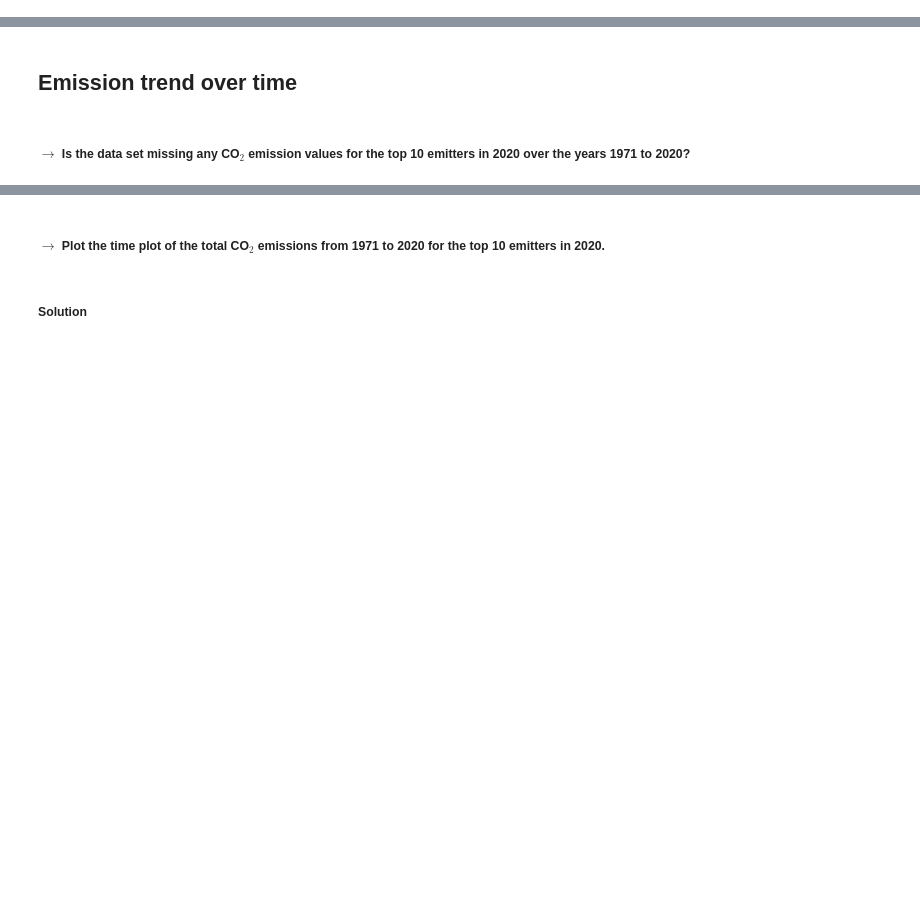
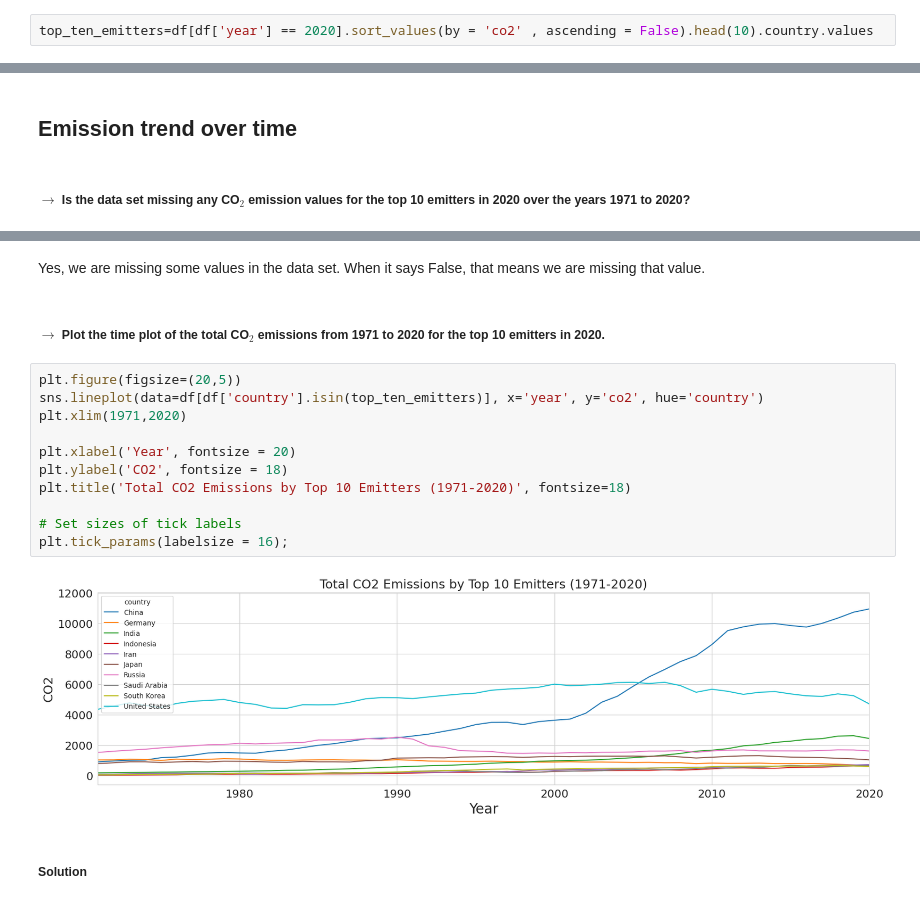
Before and after one commit to ahuwiler15/co2emissions, a Jupyter notebook: Lexi_Huwiler_MATH_2315_Lab_1.ipynb, the cells around one changed output, grey strips where cells are left out. Saved outputs shown, nothing was run; the diff lists cells and outputs as text; blank space fills up the shorter version.

```diff
--- a/Lexi_Huwiler_MATH_2315_Lab_1.ipynb
+++ b/Lexi_Huwiler_MATH_2315_Lab_1.ipynb
@@ -115,3 +229,5 @@ NameError: ignored
+# %%
+top_ten_emitters=df[df['year'] == 2020].sort_values(by = 'co2' , ascending = False).head(10).country.values
 # %% [markdown]
 ##### Solution
 # %% [markdown]
@@ -135,5 +336,20 @@ NameError: ignored
+# %% [markdown]
+Yes, we are missing some values in the data set. When it says False, that means we are missing that value.
 # %% [markdown]
 ##### $\rightarrow$ Plot the time plot of the total CO$_2$ emissions from 1971 to 2020 for the top 10 emitters in 2020.
+# %%
+plt.figure(figsize=(20,5))
+sns.lineplot(data=df[df['country'].isin(top_ten_emitters)], x='year', y='co2', hue='country')
+plt.xlim(1971,2020)
+
+plt.xlabel('Year', fontsize = 20)
+plt.ylabel('CO2', fontsize = 18)
+plt.title('Total CO2 Emissions by Top 10 Emitters (1971-2020)', fontsize=18)
+
+# Set sizes of tick labels
+plt.tick_params(labelsize = 16);
+# %% [output]
+[figure, added]
 # %% [markdown]
 ##### Solution
 # %% [markdown]
```
Also changed, not shown: parts of 36 cells of this notebook.
